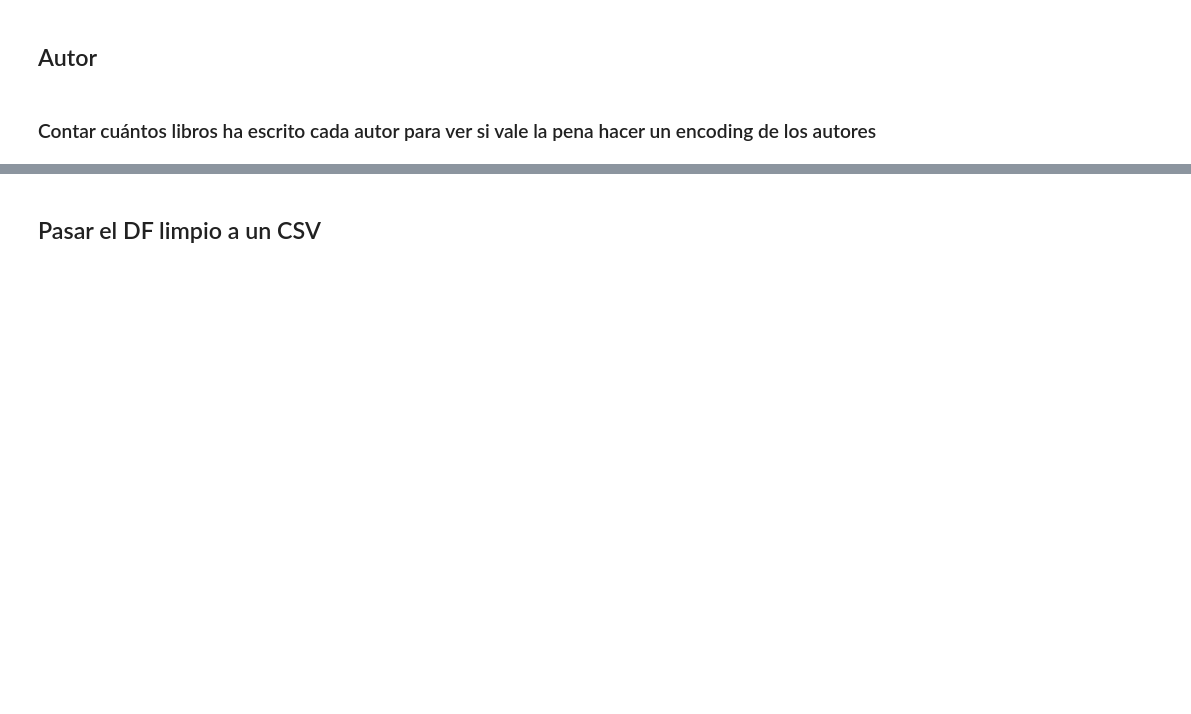
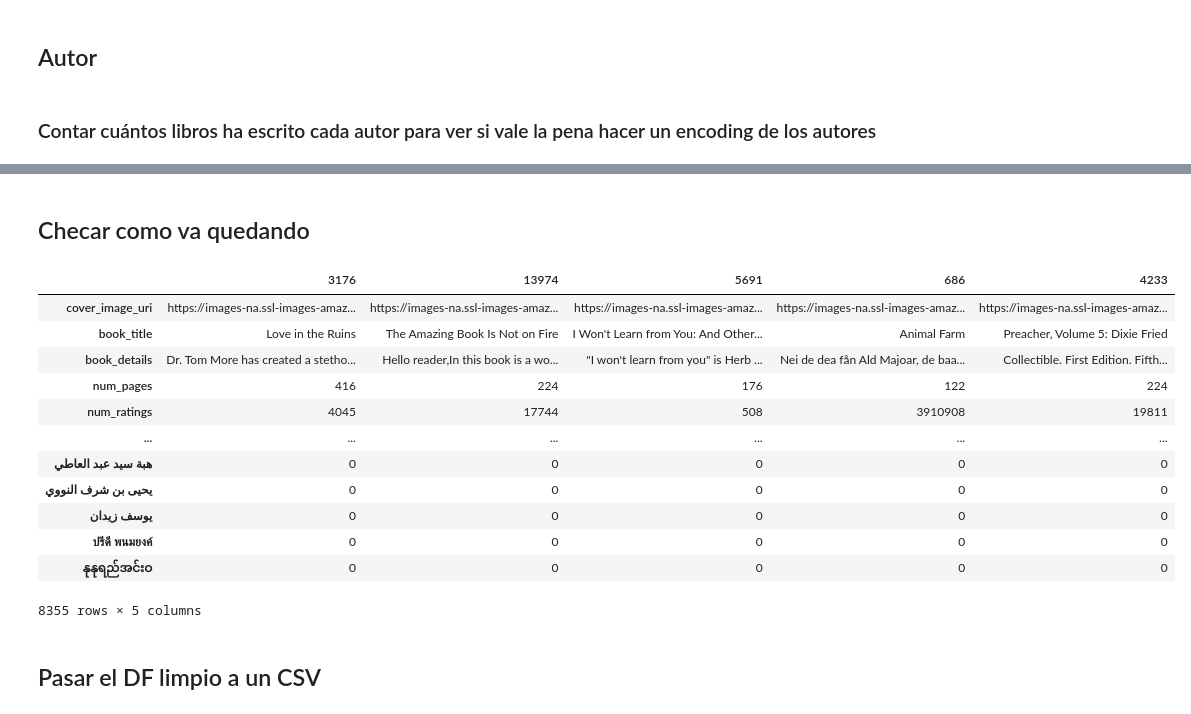
Before and after one commit to OlimpiaGarcia/Book_algorithm, a Jupyter notebook: pre_procesamiento.ipynb, the cells around one changed output, grey strips where cells are left out. Saved outputs shown, nothing was run; the diff lists cells and outputs as text; code cells hidden in the pictures; blank space fills up the shorter version.

```diff
--- a/pre_procesamiento.ipynb
+++ b/pre_procesamiento.ipynb
@@ -257,0 +267,9 @@ libros_por_autor.head(10)
+# %%
+def clean_authors(data):
+    author_set = set()
+    for author in data:
+        if pd.isna(author):
+            author_set.add('Unknown')
+        else:
+            author_set.add(author.strip())
+    return list(author_set)
@@ -257,0 +286,5 @@ libros_por_autor.head(10)
+# %%
+def author_hot_encoder(data, authors):
+    for author in authors:
+        data[author] = data['author'].apply(lambda x: 1 if pd.notna(x) and x.strip() == author else 0)
+    return data
@@ -258,3 +304,21 @@ libros_por_autor.head(10)
+# %% [markdown]
+## Checar como va quedando
+# %%
+data.sample(5).T
+# %% [output]
+|  | 3176 | 13974 | 5691 | 686 | 4233 |
+| cover_image_uri | https://images-na.ssl-images-amaz... | https://images-na.ssl-images-amaz... | https://images-na.ssl-images-amaz... | https://images-na.ssl-images-amaz... | https://images-na.ssl-images-amaz... |
+| book_title | Love in the Ruins | The Amazing Book Is Not on Fire | I Won't Learn from You: And Other... | Animal Farm | Preacher, Volume 5: Dixie Fried |
+| book_details | Dr. Tom More has created a stetho... | Hello reader,In this book is a wo... | "I won't learn from you" is Herb ... | Nei de dea fån Ald Majoar, de baa... | Collectible. First Edition. Fifth... |
+| num_pages | 416 | 224 | 176 | 122 | 224 |
+| num_ratings | 4045 | 17744 | 508 | 3910908 | 19811 |
+| ... | ... | ... | ... | ... | ... |
+| هبة سيد عبد العاطي | 0 | 0 | 0 | 0 | 0 |
+| يحيى بن شرف النووي | 0 | 0 | 0 | 0 | 0 |
+| يوسف زيدان | 0 | 0 | 0 | 0 | 0 |
+| ปรีดี พนมยงค์ | 0 | 0 | 0 | 0 | 0 |
+| နုနုရည်အင်းဝ | 0 | 0 | 0 | 0 | 0 |
+8355 rows × 5 columns
 # %% [markdown]
 ## Pasar el DF limpio a un CSV
 # %%
```
Also changed, not shown: parts of 29 cells of this notebook.
